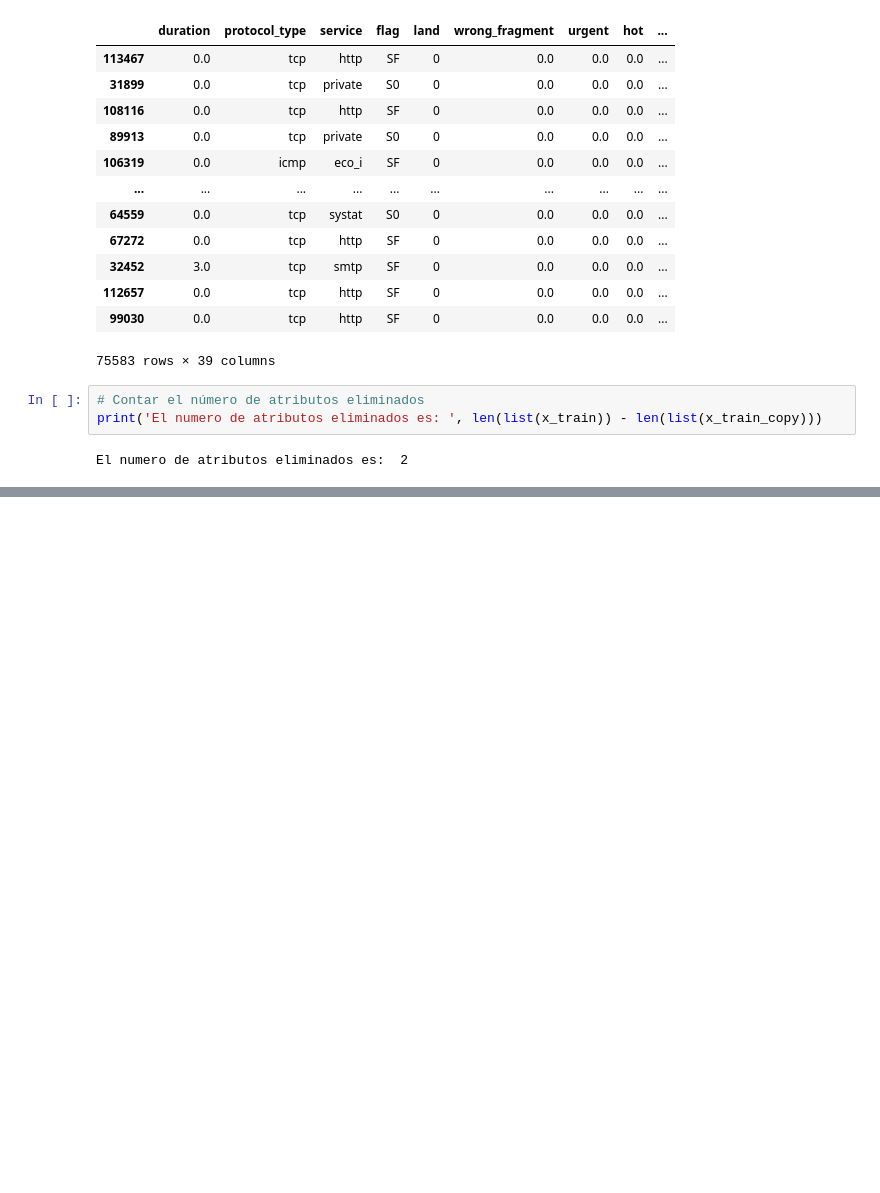
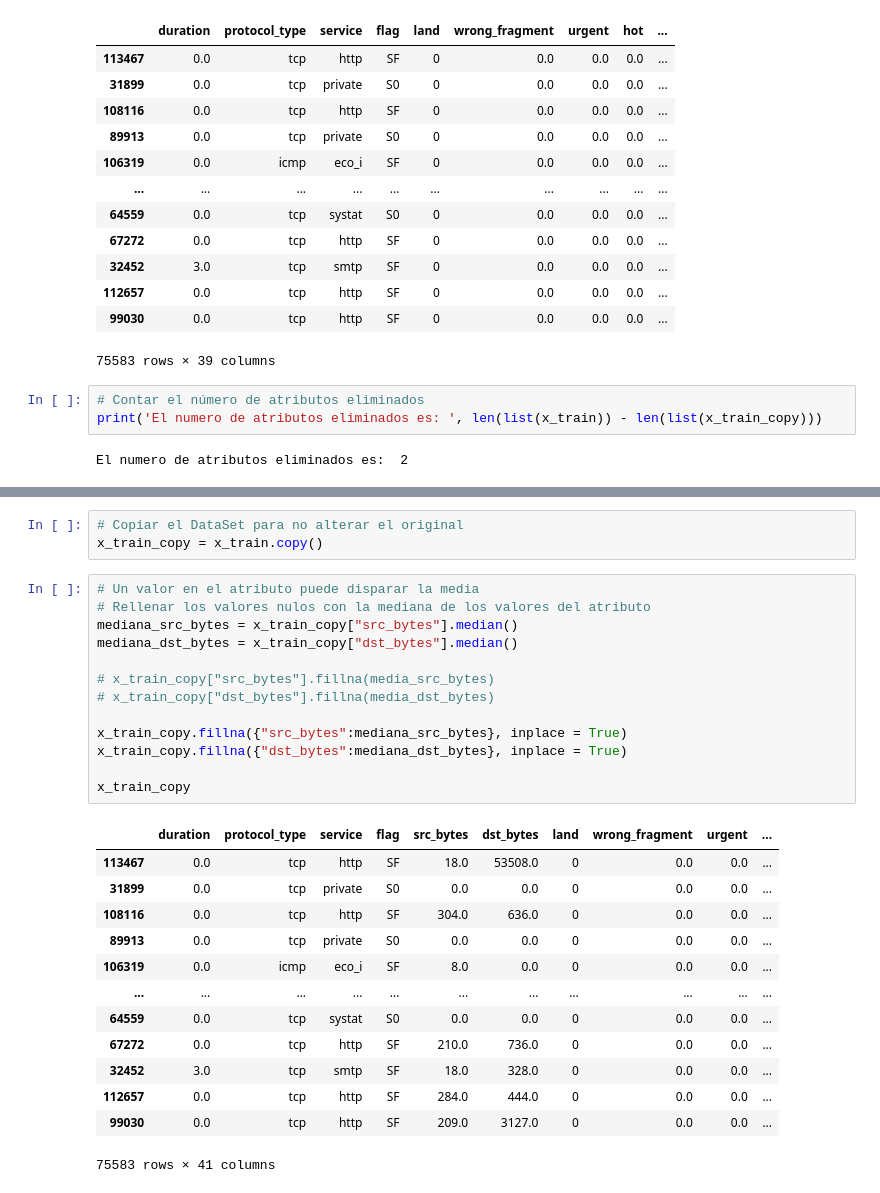
Before and after one commit to FRANCISCODANIEL03/Simulacion, a Jupyter notebook: 8.-Preparacion_del_DataSet.ipynb, the cells around one changed output, grey strips where cells are left out. Saved outputs shown, nothing was run; the diff lists cells and outputs as text; blank space fills up the shorter version.

```diff
--- a/8.-Preparacion_del_DataSet.ipynb
+++ b/8.-Preparacion_del_DataSet.ipynb
@@ -204,0 +236,30 @@ El numero de atributos eliminados es:  2
+# %%
+# Copiar el DataSet para no alterar el original
+x_train_copy = x_train.copy()
+# %%
+# Un valor en el atributo puede disparar la media
+# Rellenar los valores nulos con la mediana de los valores del atributo
+mediana_src_bytes = x_train_copy["src_bytes"].median()
+mediana_dst_bytes = x_train_copy["dst_bytes"].median()
+
+# x_train_copy["src_bytes"].fillna(media_src_bytes)
+# x_train_copy["dst_bytes"].fillna(media_dst_bytes)
+
+x_train_copy.fillna({"src_bytes":mediana_src_bytes}, inplace = True)
+x_train_copy.fillna({"dst_bytes":mediana_dst_bytes}, inplace = True)
+
+x_train_copy
+# %% [output]
+|  | duration | protocol_type | service | flag | src_bytes | dst_bytes | land | wrong_fragment | urgent | ... |
+| 113467 | 0.0 | tcp | http | SF | 18.0 | 53508.0 | 0 | 0.0 | 0.0 | ... |
+| 31899 | 0.0 | tcp | private | S0 | 0.0 | 0.0 | 0 | 0.0 | 0.0 | ... |
+| 108116 | 0.0 | tcp | http | SF | 304.0 | 636.0 | 0 | 0.0 | 0.0 | ... |
+| 89913 | 0.0 | tcp | private | S0 | 0.0 | 0.0 | 0 | 0.0 | 0.0 | ... |
+| 106319 | 0.0 | icmp | eco_i | SF | 8.0 | 0.0 | 0 | 0.0 | 0.0 | ... |
+| ... | ... | ... | ... | ... | ... | ... | ... | ... | ... | ... |
+| 64559 | 0.0 | tcp | systat | S0 | 0.0 | 0.0 | 0 | 0.0 | 0.0 | ... |
+| 67272 | 0.0 | tcp | http | SF | 210.0 | 736.0 | 0 | 0.0 | 0.0 | ... |
+| 32452 | 3.0 | tcp | smtp | SF | 18.0 | 328.0 | 0 | 0.0 | 0.0 | ... |
+| 112657 | 0.0 | tcp | http | SF | 284.0 | 444.0 | 0 | 0.0 | 0.0 | ... |
+| 99030 | 0.0 | tcp | http | SF | 209.0 | 3127.0 | 0 | 0.0 | 0.0 | ... |
+75583 rows × 41 columns
```
Also changed, not shown: parts of 3 cells of this notebook.
